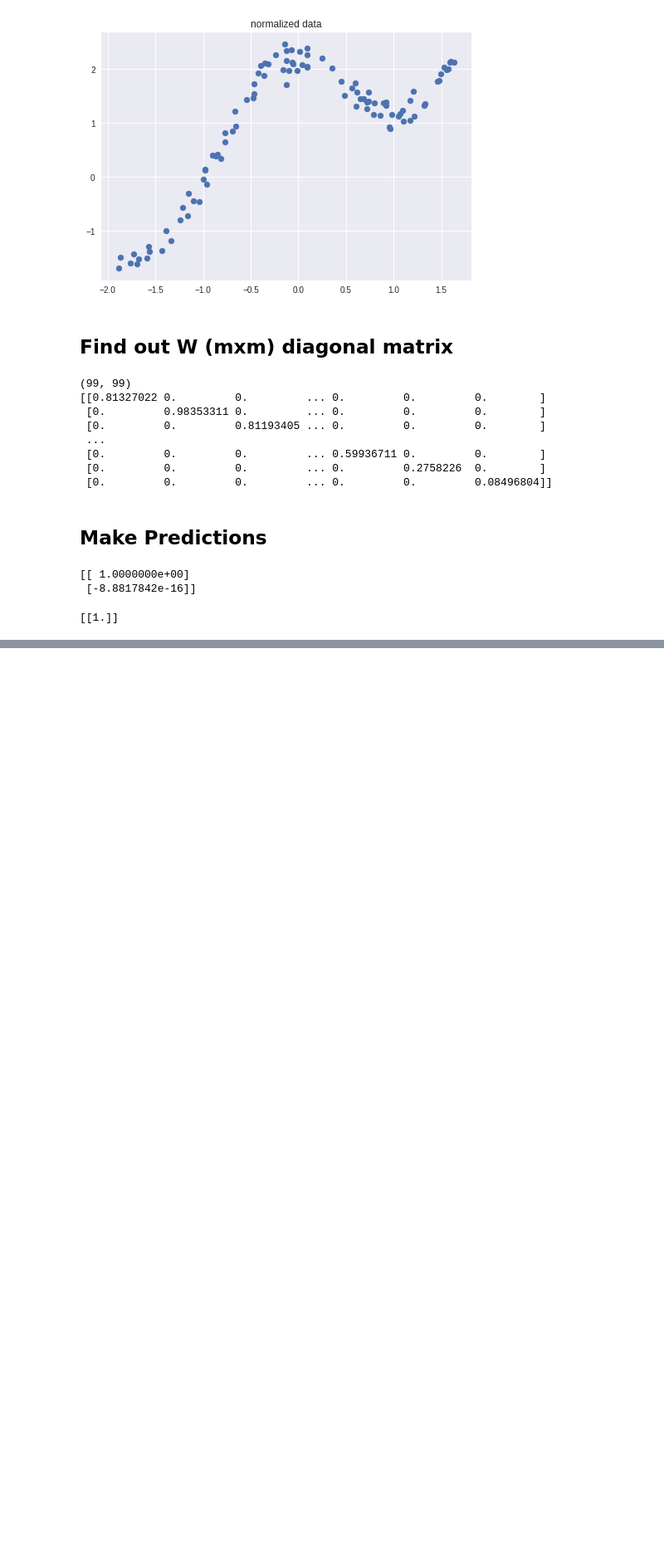
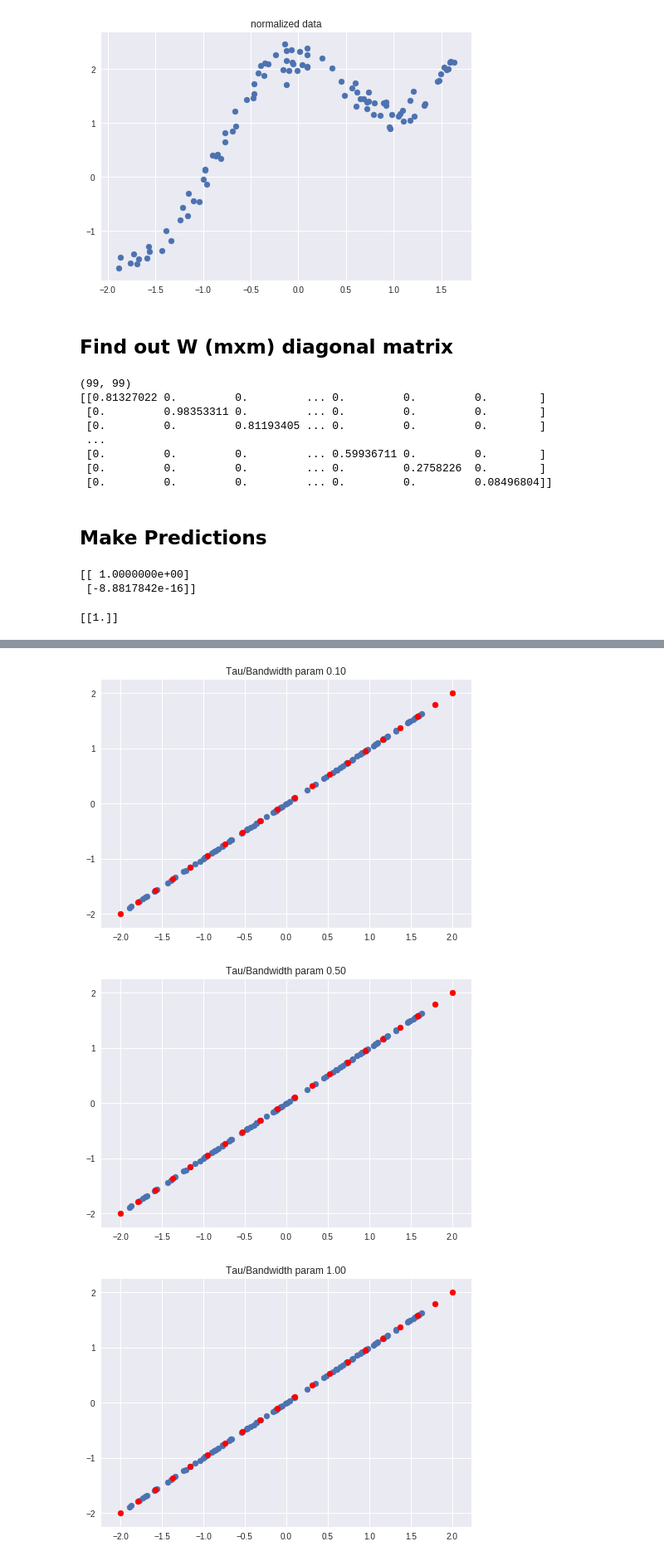
Before and after one commit to shreyakapoor08/ML-Practice, a Jupyter notebook: Locally Weighted Regression/Locally weighted regression.ipynb, the cells around one changed output, grey strips where cells are left out. Shown at 83% size. Saved outputs shown, nothing was run; the diff lists cells and outputs as text; code cells hidden in the pictures; blank space fills up the shorter version.

```diff
--- a/Locally Weighted Regression/Locally weighted regression.ipynb
+++ b/Locally Weighted Regression/Locally weighted regression.ipynb
@@ -99,0 +124,9 @@ print(pred)
+# %%
+taus = [0.1,0.5,1,5,10]
+
+for t in taus:
+    plotPrediction(t)
+# %% [output]
+[figure, added]
+[figure, added]
+[figure, added]
```
Also changed, not shown: parts of 4 cells of this notebook.
